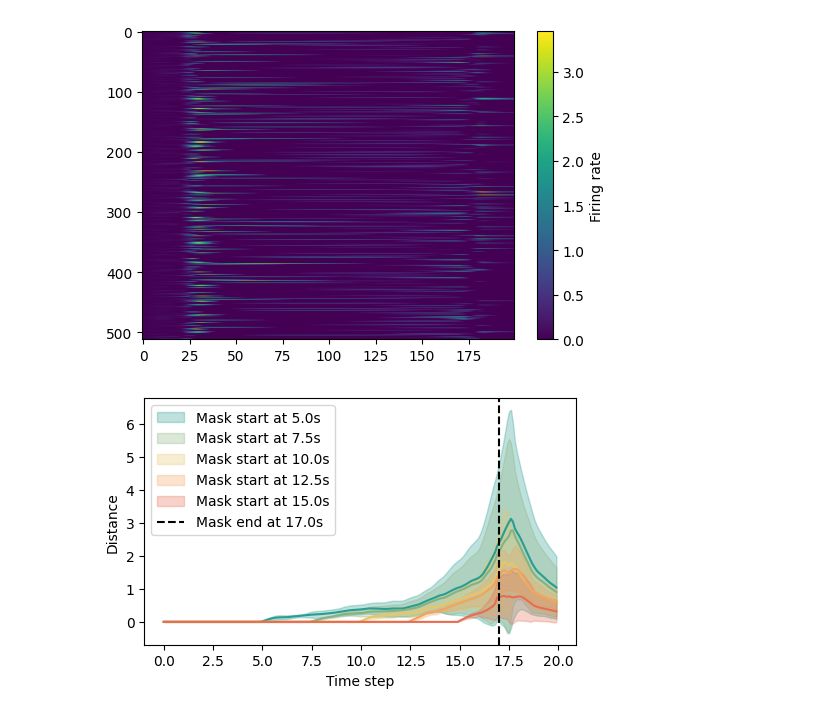
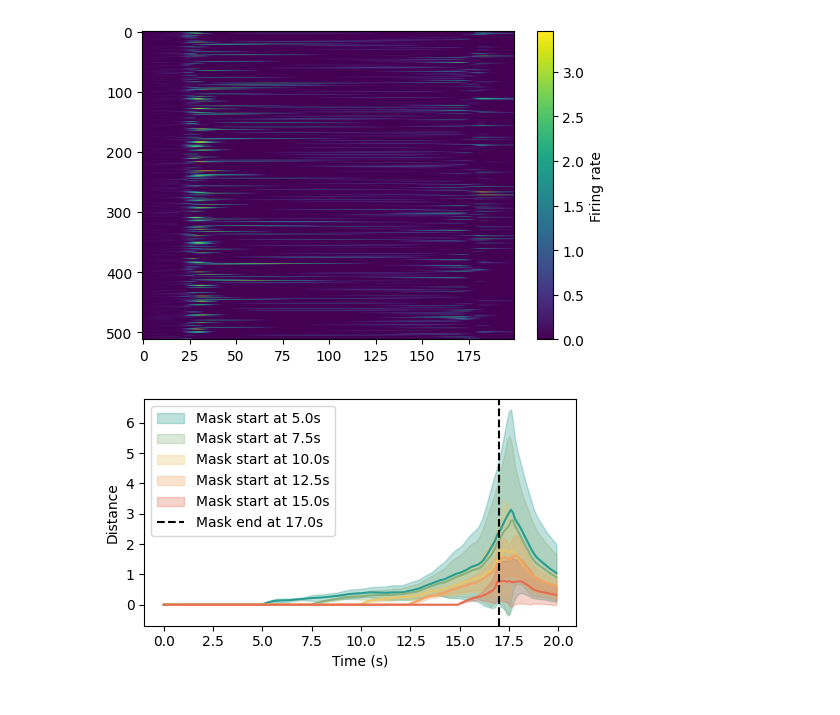
Before and after one commit to qrsyu/STCell, a Jupyter notebook: code/theory_exp/high_dim_dist.ipynb, the cells around one changed output. Cells and saved outputs as stored; diff of their text form; code cells hidden in the pictures.

```diff
--- a/code/theory_exp/high_dim_dist.ipynb
+++ b/code/theory_exp/high_dim_dist.ipynb
@@ -99,32 +99,33 @@ for idx, mask_idx in enumerate(mask_indices):
 
     # fr = RNNnet.run(exp_vectors)   # -> shape (B,T,N)
     rnn.eval()
     with torch.no_grad():
         _, hidden_states_from_RNN = rnn(test_input.to(device))
     fr = hidden_states_from_RNN[0].cpu().numpy()
 
     # Compute the higher dimensional distance
     dist = np.linalg.norm(fr - ref_fr, axis=-1)  # (B,T)
 
     # Get the mean and std over batch
     mean_dist = np.mean(dist, axis=0)  # (T,)
     std_dist = np.std(dist, axis=0)    # (T,)
 
     # Plot the distance with error bars
     t = np.arange(mean_dist.shape[0])/10  # time in seconds
     ax.plot(t, mean_dist, color=colours[idx])
     ax.fill_between(t,
                     mean_dist - std_dist,
                     mean_dist + std_dist,
                     color=colours[idx], alpha=0.3,
                     label=f'Mask start at {mask_idx/10:.1f}s')
     # # Plot the vertical dashed line at the mask point
     # ax.axvline(x=mask_idx/10, color=f'C{idx}', linestyle='--', label=f'Mask start at {mask_idx/10:.1f}s')
 ax.set_ylabel('Distance')
 ax.axvline(x=17, color='black', linestyle='--', label='Mask end at 17.0s')
 plt.tight_layout()
 plt.legend(loc='best')
-plt.xlabel('Time step')
+plt.xlabel('Time (s)')
+plt.tight_layout()
 plt.savefig('high_dim_dist.png', transparent=True, dpi=500)
 # %% [output]
-[figure, old version]
+[figure, new version]
```
Also changed, not shown: 1 other file.
